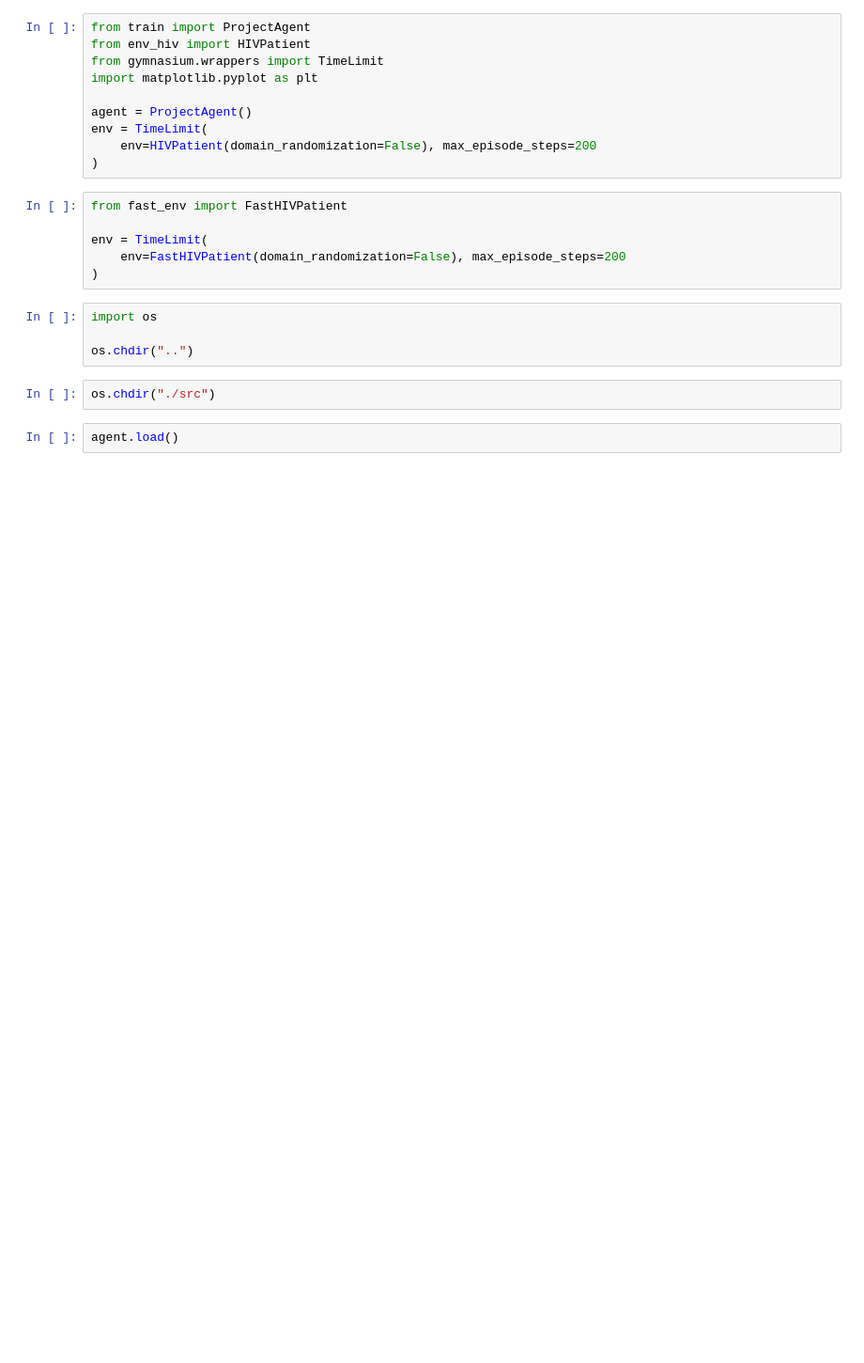
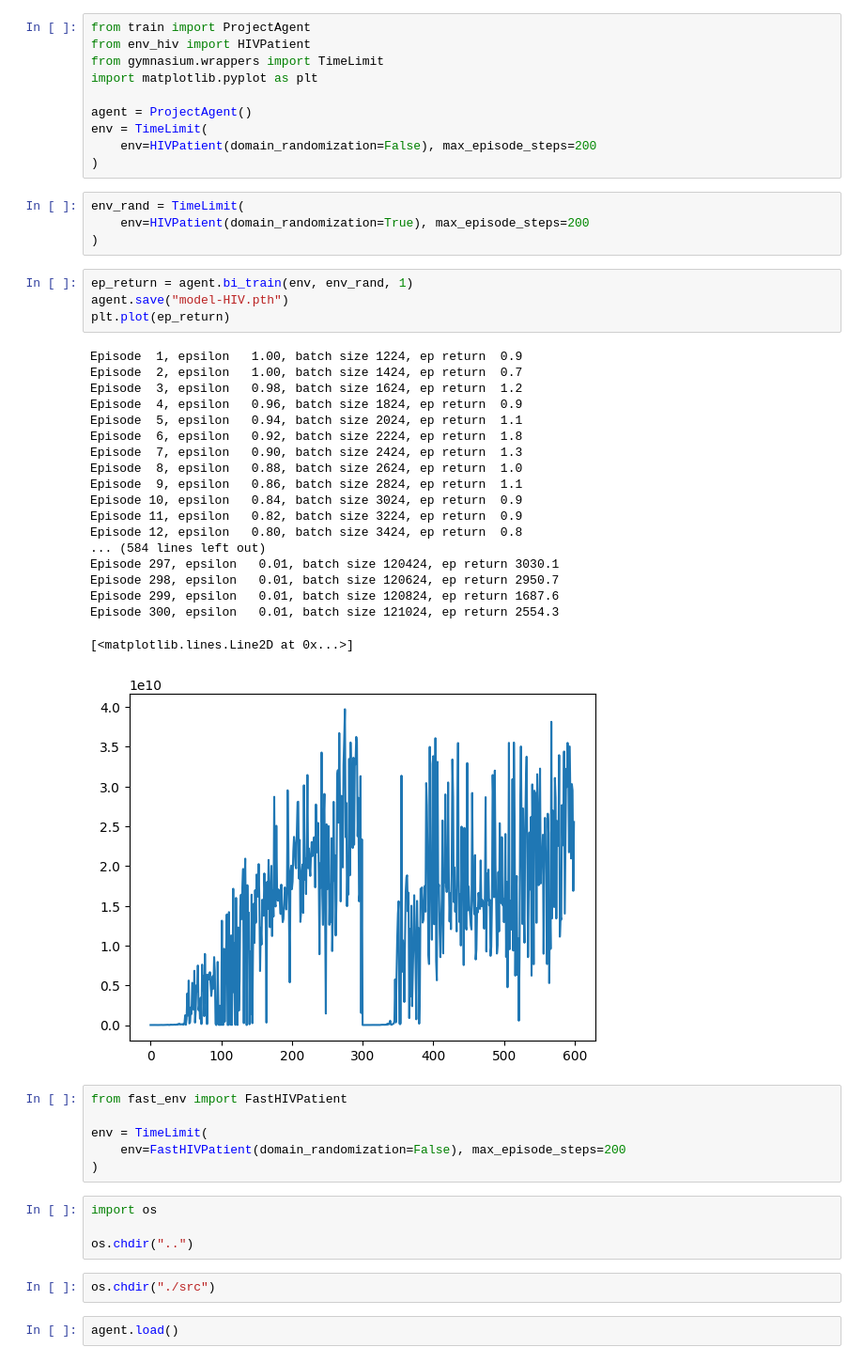
Before and after one commit to RL-MVA-2024-25/mva-rl-assignment-Inirius, a Jupyter notebook: src/test.ipynb, the cells around one changed output. Shown: that part at 94% size. Drawn from its saved outputs; the diff is of its cells as text; blank space fills up the shorter version.

```diff
--- a/src/test.ipynb
+++ b/src/test.ipynb
@@ -8,6 +8,34 @@ agent = ProjectAgent()
 env = TimeLimit(
     env=HIVPatient(domain_randomization=False), max_episode_steps=200
 )
+# %%
+env_rand = TimeLimit(
+    env=HIVPatient(domain_randomization=True), max_episode_steps=200
+)
+# %%
+ep_return = agent.bi_train(env, env_rand, 1)
+agent.save("model-HIV.pth")
+plt.plot(ep_return)
+# %% [output]
+Episode  1, epsilon   1.00, batch size 1224, ep return  0.9
+Episode  2, epsilon   1.00, batch size 1424, ep return  0.7
+Episode  3, epsilon   0.98, batch size 1624, ep return  1.2
+Episode  4, epsilon   0.96, batch size 1824, ep return  0.9
+Episode  5, epsilon   0.94, batch size 2024, ep return  1.1
+Episode  6, epsilon   0.92, batch size 2224, ep return  1.8
+Episode  7, epsilon   0.90, batch size 2424, ep return  1.3
+Episode  8, epsilon   0.88, batch size 2624, ep return  1.0
+Episode  9, epsilon   0.86, batch size 2824, ep return  1.1
+Episode 10, epsilon   0.84, batch size 3024, ep return  0.9
+Episode 11, epsilon   0.82, batch size 3224, ep return  0.9
+Episode 12, epsilon   0.80, batch size 3424, ep return  0.8
+... (584 lines left out)
+Episode 297, epsilon   0.01, batch size 120424, ep return 3030.1
+Episode 298, epsilon   0.01, batch size 120624, ep return 2950.7
+Episode 299, epsilon   0.01, batch size 120824, ep return 1687.6
+Episode 300, epsilon   0.01, batch size 121024, ep return 2554.3
+[<matplotlib.lines.Line2D at 0x...>]
+[figure, added]
 # %%
 from fast_env import FastHIVPatient
 
```
Also changed, not shown: parts of 5 cells of this notebook, 2 other files.
